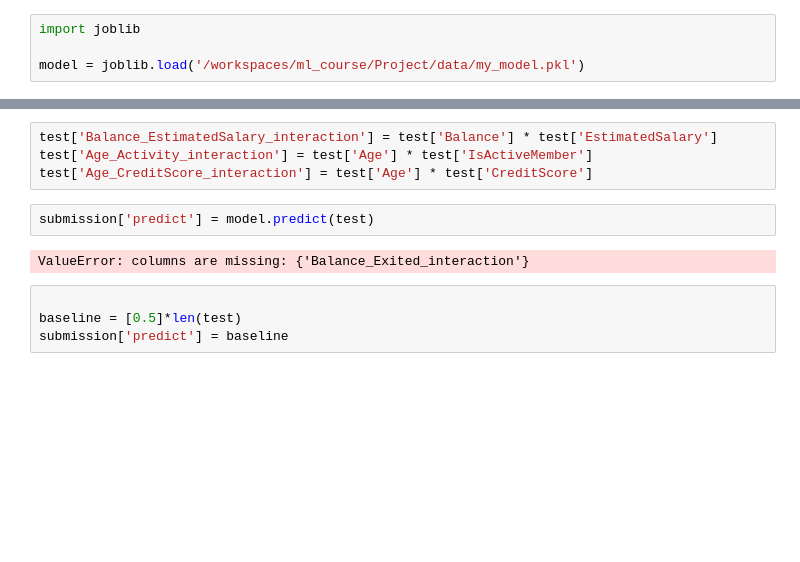
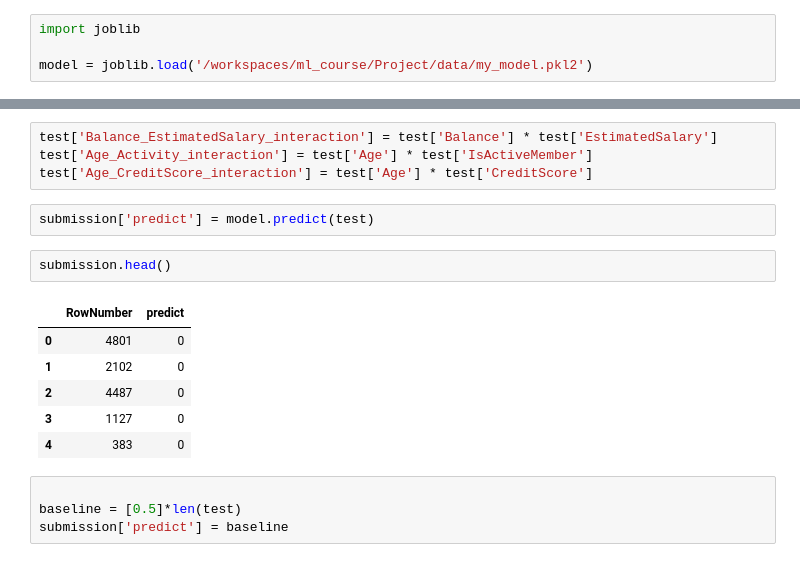
Before and after one commit to Dennis-rich/ml_course, a Jupyter notebook: Project/Отток клиентов.ipynb, the cells around one changed output, grey strips where cells are left out. Saved outputs shown, nothing was run; the diff lists cells and outputs as text; blank space fills up the shorter version.

Commit message:
Добавлены обновления в ноутбук и новая модель my_model_v2.pkl

```diff
--- a/Project/Отток клиентов.ipynb
+++ b/Project/Отток клиентов.ipynb
@@ -304,7 +304,7 @@ Requirement already satisfied: threadpoolctl>=3.1.0 in /home/codespace/.local/li
 # %%
 import joblib
 
-model = joblib.load('/workspaces/ml_course/Project/data/my_model.pkl')
+model = joblib.load('/workspaces/ml_course/Project/data/my_model.pkl2')
 # %%
 BotProductStar.production_quality()
 # %% [output]
@@ -331,8 +331,15 @@ test['Age_Activity_interaction'] = test['Age'] * test['IsActiveMember']
 test['Age_CreditScore_interaction'] = test['Age'] * test['CreditScore']
 # %%
 submission['predict'] = model.predict(test)
-# %% [output]
-ValueError: columns are missing: {'Balance_Exited_interaction'}
+# %%
+submission.head()
+# %% [output]
+|  | RowNumber | predict |
+| 0 | 4801 | 0 |
+| 1 | 2102 | 0 |
+| 2 | 4487 | 0 |
+| 3 | 1127 | 0 |
+| 4 | 383 | 0 |
 # %%
 
 baseline = [0.5]*len(test)
```
Also changed, not shown: parts of 1 cell of this notebook, 1 other file.
